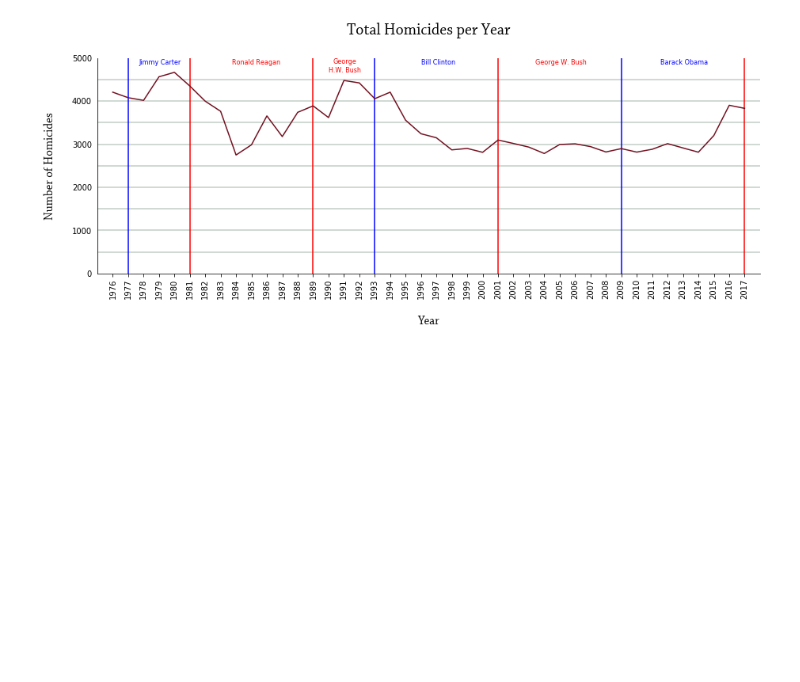
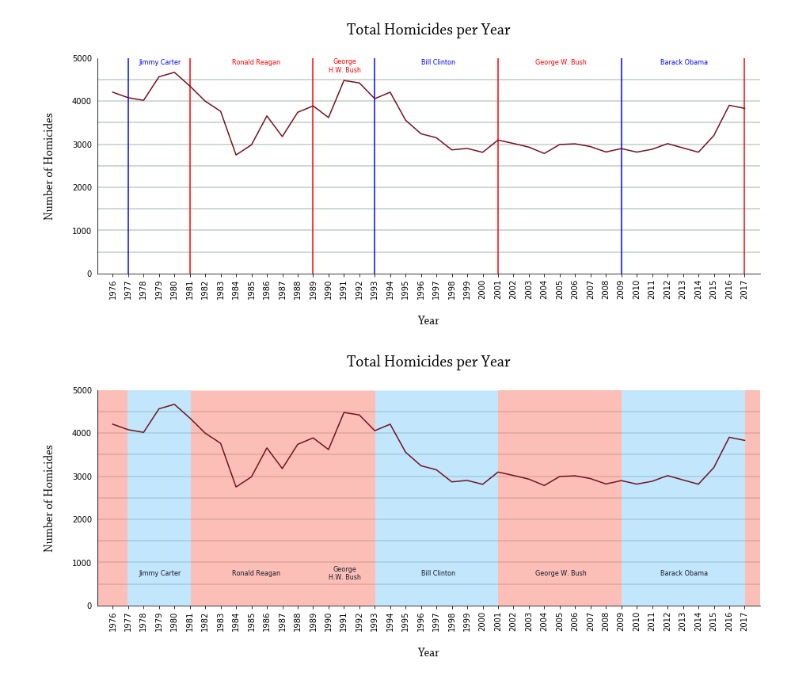
Before and after one commit to bendgame/Project-one, a Jupyter notebook: ProjOne-Amber.ipynb, the cells around one changed output. Saved outputs shown, nothing was run; the diff lists cells and outputs as text; code cells hidden in the pictures; blank space fills up the shorter version.

```diff
--- a/ProjOne-Amber.ipynb
+++ b/ProjOne-Amber.ipynb
@@ -356,0 +334,77 @@ plt.show()
+# %%
+fig, ax = plt.subplots(figsize=(15,5))
+
+plt.plot(midwest_total_group["Year"], midwest_total_group["ID"], color='#721121')
+
+ax.set_title('Total Homicides per Year', fontname='Chaparral Pro', loc='center', pad=30, fontsize=20)
+ax.set_xlabel('Year', labelpad=20, fontname='Chaparral Pro', fontsize=15)
+ax.set_ylabel('Number of Homicides', labelpad=20, fontname='Chaparral Pro', fontsize=15)
+
+ax.spines['top'].set_visible(False)
+ax.spines['right'].set_visible(False)
+# ax.spines['bottom'].set_visible(False)
+# ax.spines['left'].set_visible(False)
+
+# plt.tick_params(
+#    axis='x',
+#    bottom=False)
+
+plt.tick_params(
+    axis='y',
+    left=False)
+
+# ax.set_facecolor('seashell')
+
+ax.hlines(500, 1975, 2018, color='#c1cdc6')
+ax.hlines(1000, 1975, 2018, color='#c1cdc6')
+ax.hlines(1500, 1975, 2018, color='#c1cdc6')
+ax.hlines(2000, 1975, 2018, color='#c1cdc6')
+ax.hlines(2500, 1975, 2018, color='#c1cdc6')
+ax.hlines(3000, 1975, 2018, color='#c1cdc6')
+ax.hlines(3500, 1975, 2018, color='#c1cdc6')
+ax.hlines(4000, 1975, 2018, color='#c1cdc6')
+ax.hlines(4500, 1975, 2018, color='#c1cdc6')
+
+# ax.vlines(1977, 0, 5000, color='lightskyblue', linewidth=10)
+ax.vlines(1979, 0, 5000, color='lightskyblue', linewidth=80, alpha=0.5)
+# ax.vlines(1981, 0, 5000, color='red')
+ax.vlines(1987, 0, 5000, color='salmon', linewidth=233, alpha=0.5)
+# ax.vlines(1989, 500, 1000, color='salmon', alpha=0.8, linestyles='solid')
+# ax.vlines(1993, 0, 5000, color='blue')
+ax.vlines(1997, 0, 5000, color='lightskyblue', linewidth=155, alpha=0.5)
+# ax.vlines(2001, 0, 5000, color='red')
+ax.vlines(2005, 0, 5000, color='salmon', linewidth=156, alpha=0.5)
+# ax.vlines(2009, 0, 5000, color='blue')
+ax.vlines(2013, 0, 5000, color='lightskyblue', linewidth=156, alpha=0.5)
+# ax.vlines(2017, 0, 5000, color='red')
+ax.vlines(1976, 0, 5000, color='salmon', linewidth=38, alpha=0.5)
+ax.vlines(2018, 0, 5000, color='salmon', linewidth=38, alpha=0.5)
+
+# ax.grid(color='lightgrey', linewidth=1)
+# ax.set_axisbelow(True)
+
+plt.xlim(1975, 2018)
+plt.ylim(0, 5000)
+
+# ax.text(200, 1000, 'Obama')
+
+# plt.legend()
+
+ax.text(.885, .14, "Barack Obama", size=8, ha="center", color="#171B2A",
+         transform=ax.transAxes)
+ax.text(.699, .14, "George W. Bush", size=8, ha="center", color="#171B2A",
+         transform=ax.transAxes)
+ax.text(.515, .14, "Bill Clinton", size=8, ha="center", color="#171B2A",
+         transform=ax.transAxes)
+ax.text(.3735, .12, "George\nH.W. Bush", size=8, ha="center", color="#171B2A",
+         transform=ax.transAxes)
+ax.text(.24, .14, "Ronald Reagan", size=8, ha="center", color="#171B2A",
+         transform=ax.transAxes)
+ax.text(.095, .14, "Jimmy Carter", size=8, ha="center", color="#171B2A",
+         transform=ax.transAxes)
+
+plt.xticks(np.arange(1976, 2018, step=1), rotation=90)
+
+plt.show()
+# %% [output]
+[figure, added]
```
Also changed, not shown: parts of 13 cells of this notebook, 7 other files.
